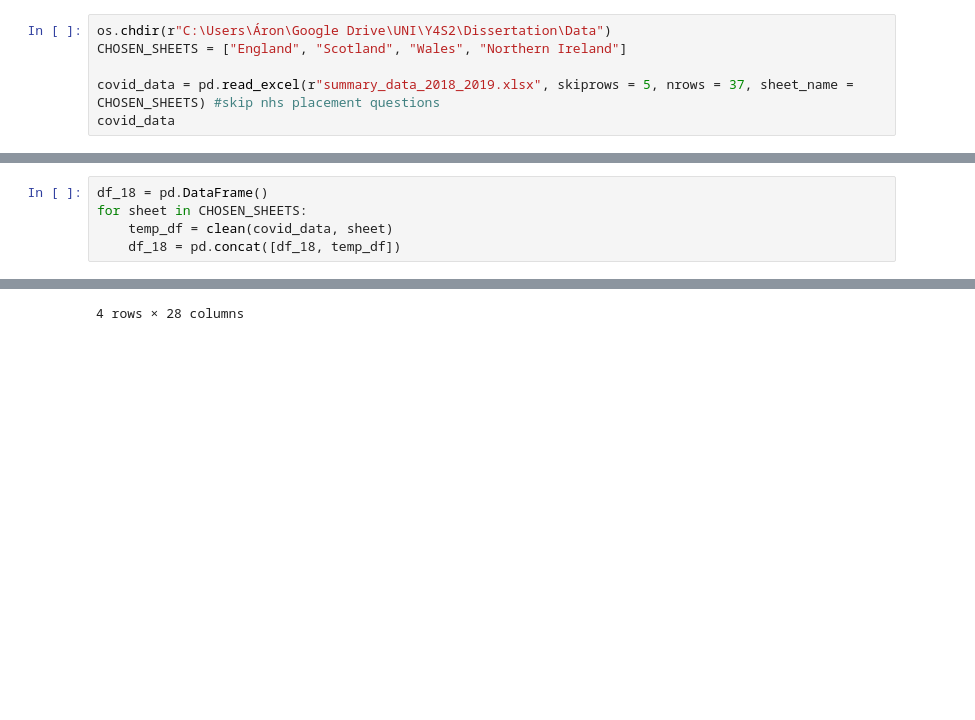
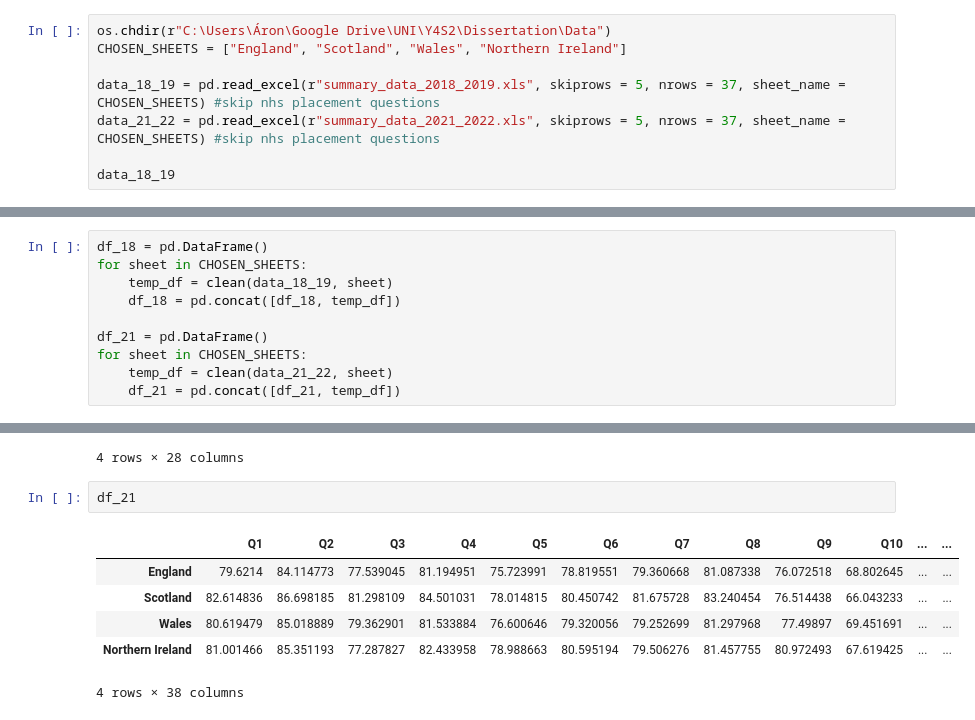
Before and after one commit to szelesaron/dissertation-code, a Jupyter notebook: cleaning-preprocess-EDA.ipynb, the cells around one changed output, grey strips where cells are left out. Saved outputs shown, nothing was run; the diff lists cells and outputs as text; blank space fills up the shorter version.

Commit message:
read error fixed

```diff
--- a/cleaning-preprocess-EDA.ipynb
+++ b/cleaning-preprocess-EDA.ipynb
@@ -11,8 +11,10 @@ import matplotlib.pyplot as plt
 os.chdir(r"C:\Users\Áron\Google Drive\UNI\Y4S2\Dissertation\Data")
 CHOSEN_SHEETS = ["England", "Scotland", "Wales", "Northern Ireland"]
 
-covid_data = pd.read_excel(r"summary_data_2018_2019.xlsx", skiprows = 5, nrows = 37, sheet_name = CHOSEN_SHEETS) #skip nhs placement questions
-covid_data
+data_18_19 = pd.read_excel(r"summary_data_2018_2019.xls", skiprows = 5, nrows = 37, sheet_name = CHOSEN_SHEETS) #skip nhs placement questions
+data_21_22 = pd.read_excel(r"summary_data_2021_2022.xls", skiprows = 5, nrows = 37, sheet_name = CHOSEN_SHEETS) #skip nhs placement questions
+
+data_18_19
 # %% [output]
 {'England':                                            Unnamed: 0  % agree  Responses  \
  0                           The teaching on my course      NaN        NaN
@@ -82,8 +84,13 @@ def clean(file, sheet_name):
 # %%
 df_18 = pd.DataFrame()
 for sheet in CHOSEN_SHEETS:
-    temp_df = clean(covid_data, sheet)
+    temp_df = clean(data_18_19, sheet)
     df_18 = pd.concat([df_18, temp_df])
+
+df_21 = pd.DataFrame()
+for sheet in CHOSEN_SHEETS:
+    temp_df = clean(data_21_22, sheet)
+    df_21 = pd.concat([df_21, temp_df])
 # %%
 df_18
 # %% [output]
@@ -93,3 +100,12 @@ df_18
 | Wales | 89.928585 | 83.035739 | 84.964162 | 82.0 | 83.928452 | 84.928407 | 81.96437 | 75.107176 | 75.248433 | 75.142281 | ... | ... |
 | Northern Ireland | 89.048171 | 82.096186 | 85.192734 | 83.240948 | 83.192759 | 85.192857 | 84.191424 | 73.337629 | 75.385665 | 69.24141 | ... | ... |
 4 rows × 28 columns
+# %%
+df_21
+# %% [output]
+|  | Q1 | Q2 | Q3 | Q4 | Q5 | Q6 | Q7 | Q8 | Q9 | Q10 | ... | ... |
+| England | 79.6214 | 84.114773 | 77.539045 | 81.194951 | 75.723991 | 78.819551 | 79.360668 | 81.087338 | 76.072518 | 68.802645 | ... | ... |
+| Scotland | 82.614836 | 86.698185 | 81.298109 | 84.501031 | 78.014815 | 80.450742 | 81.675728 | 83.240454 | 76.514438 | 66.043233 | ... | ... |
+| Wales | 80.619479 | 85.018889 | 79.362901 | 81.533884 | 76.600646 | 79.320056 | 79.252699 | 81.297968 | 77.49897 | 69.451691 | ... | ... |
+| Northern Ireland | 81.001466 | 85.351193 | 77.287827 | 82.433958 | 78.988663 | 80.595194 | 79.506276 | 81.457755 | 80.972493 | 67.619425 | ... | ... |
+4 rows × 38 columns
```
Also changed, not shown: parts of 1 cell of this notebook.
